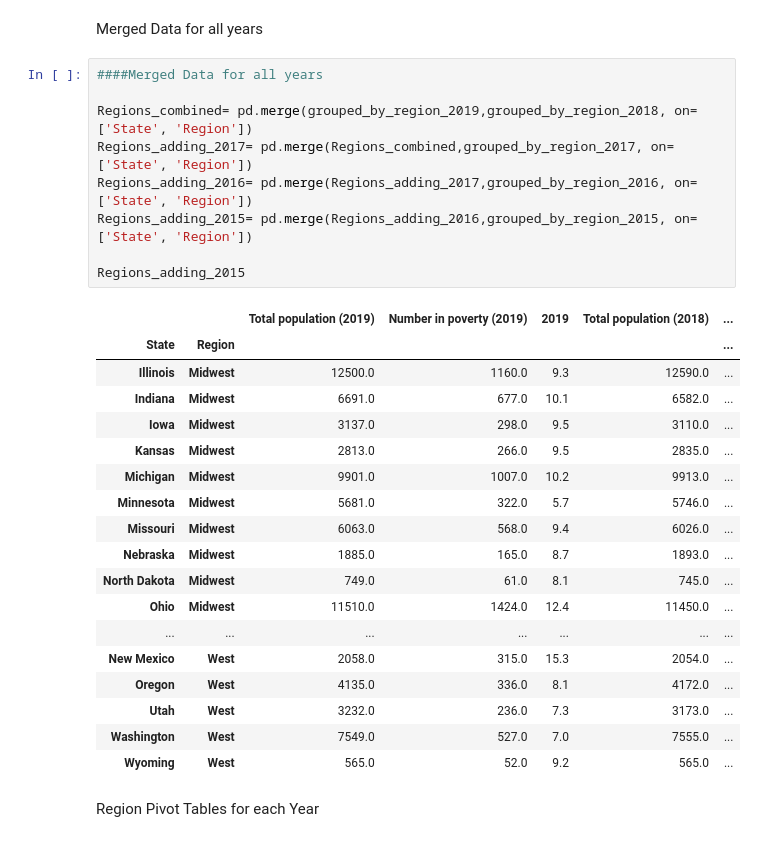
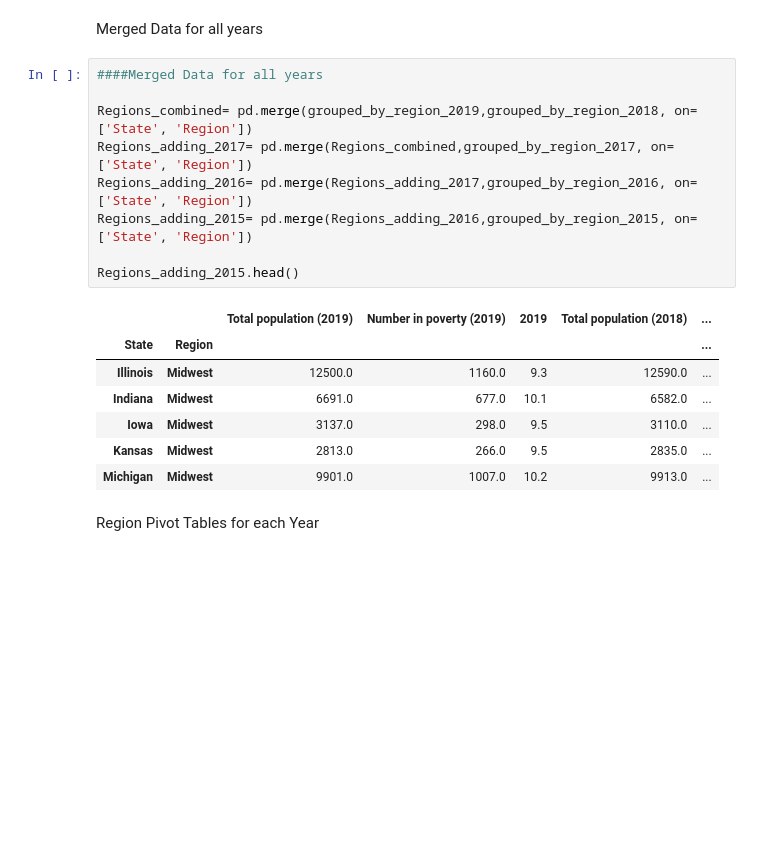
Before and after one commit to RyanWeigel32/Class_Project_Final, a Jupyter notebook: Project_One_Final.ipynb, the cells around one changed output. Saved outputs shown, nothing was run; the diff lists cells and outputs as text; blank space fills up the shorter version.

```diff
--- a/Project_One_Final.ipynb
+++ b/Project_One_Final.ipynb
@@ -1822,31 +1815,20 @@ Merged Data for all years
 # %%
 ####Merged Data for all years
 
 Regions_combined= pd.merge(grouped_by_region_2019,grouped_by_region_2018, on=['State', 'Region'])
 Regions_adding_2017= pd.merge(Regions_combined,grouped_by_region_2017, on=['State', 'Region'])
 Regions_adding_2016= pd.merge(Regions_adding_2017,grouped_by_region_2016, on=['State', 'Region'])
 Regions_adding_2015= pd.merge(Regions_adding_2016,grouped_by_region_2015, on=['State', 'Region'])
 
-Regions_adding_2015
+Regions_adding_2015.head()
 # %% [output]
 |  |  | Total population (2019) | Number in poverty (2019) | 2019 | Total population (2018) | ... |
 | State | Region |  |  |  |  | ... |
 | Illinois | Midwest | 12500.0 | 1160.0 | 9.3 | 12590.0 | ... |
 | Indiana | Midwest | 6691.0 | 677.0 | 10.1 | 6582.0 | ... |
 | Iowa | Midwest | 3137.0 | 298.0 | 9.5 | 3110.0 | ... |
 | Kansas | Midwest | 2813.0 | 266.0 | 9.5 | 2835.0 | ... |
 | Michigan | Midwest | 9901.0 | 1007.0 | 10.2 | 9913.0 | ... |
-| Minnesota | Midwest | 5681.0 | 322.0 | 5.7 | 5746.0 | ... |
-| Missouri | Midwest | 6063.0 | 568.0 | 9.4 | 6026.0 | ... |
-| Nebraska | Midwest | 1885.0 | 165.0 | 8.7 | 1893.0 | ... |
-| North Dakota | Midwest | 749.0 | 61.0 | 8.1 | 745.0 | ... |
-| Ohio | Midwest | 11510.0 | 1424.0 | 12.4 | 11450.0 | ... |
-| ... | ... | ... | ... | ... | ... | ... |
-| New Mexico | West | 2058.0 | 315.0 | 15.3 | 2054.0 | ... |
-| Oregon | West | 4135.0 | 336.0 | 8.1 | 4172.0 | ... |
-| Utah | West | 3232.0 | 236.0 | 7.3 | 3173.0 | ... |
-| Washington | West | 7549.0 | 527.0 | 7.0 | 7555.0 | ... |
-| Wyoming | West | 565.0 | 52.0 | 9.2 | 565.0 | ... |
 # %% [markdown]
 Region Pivot Tables for each Year
 # %%
```
Also changed, not shown: parts of 59 cells of this notebook, 27 other files.
